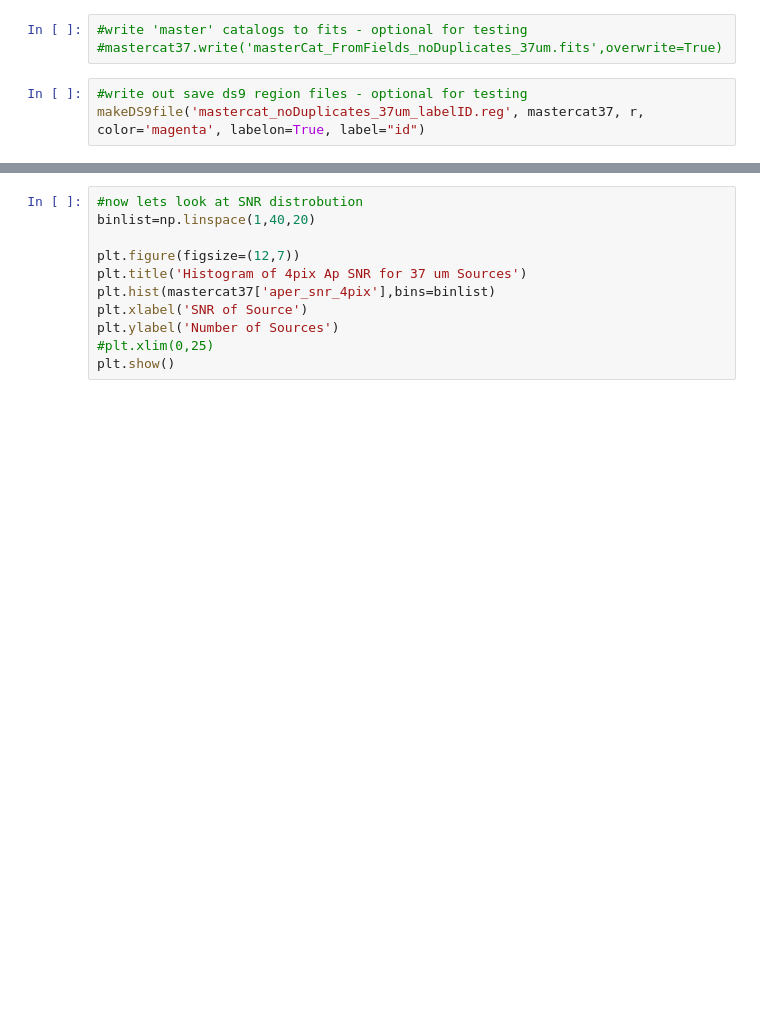
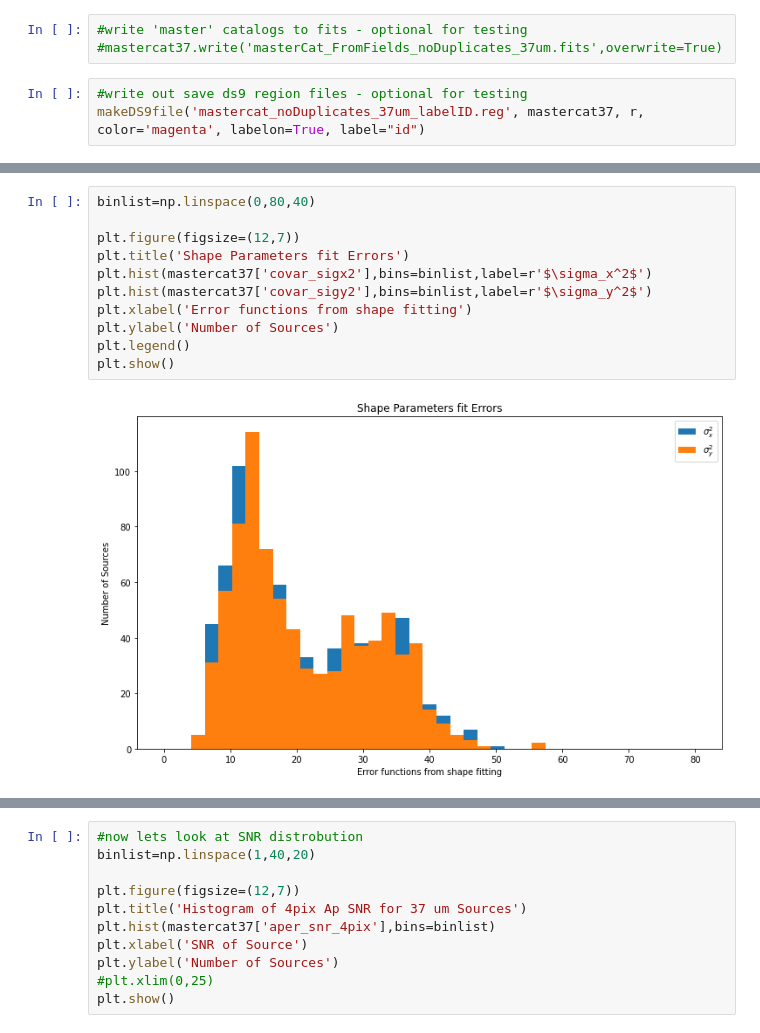
Before and after one commit to mjhankins/SFGCphotcode, a Jupyter notebook: SourceCatalog_CombineFields.ipynb, the cells around one changed output, grey strips where cells are left out. Saved outputs shown, nothing was run; the diff lists cells and outputs as text; blank space fills up the shorter version.

```diff
--- a/SourceCatalog_CombineFields.ipynb
+++ b/SourceCatalog_CombineFields.ipynb
@@ -588,0 +602,13 @@ average noise measurement for all sources:  0.10166256970885425 , standard devia
+# %%
+binlist=np.linspace(0,80,40)
+
+plt.figure(figsize=(12,7))
+plt.title('Shape Parameters fit Errors')
+plt.hist(mastercat37['covar_sigx2'],bins=binlist,label=r'$\sigma_x^2$')
+plt.hist(mastercat37['covar_sigy2'],bins=binlist,label=r'$\sigma_y^2$')
+plt.xlabel('Error functions from shape fitting')
+plt.ylabel('Number of Sources')
+plt.legend()
+plt.show()
+# %% [output]
+[figure, added]
```
Also changed, not shown: parts of 18 cells of this notebook.
